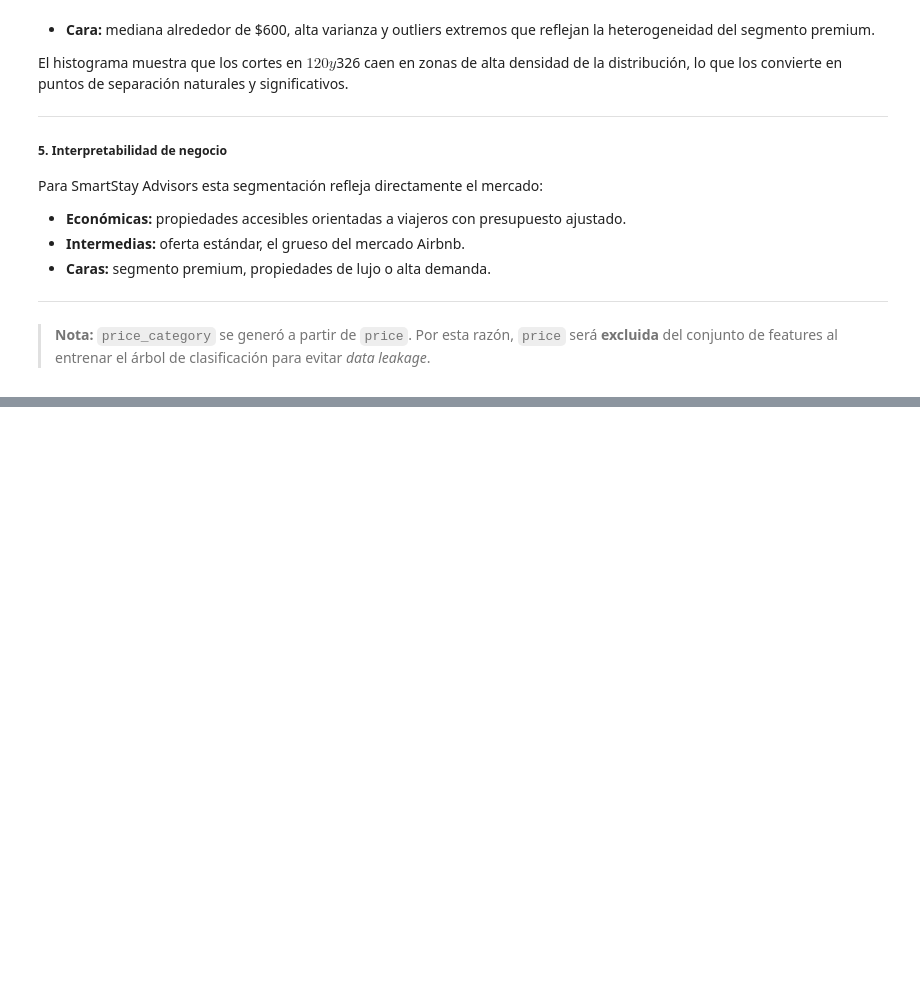
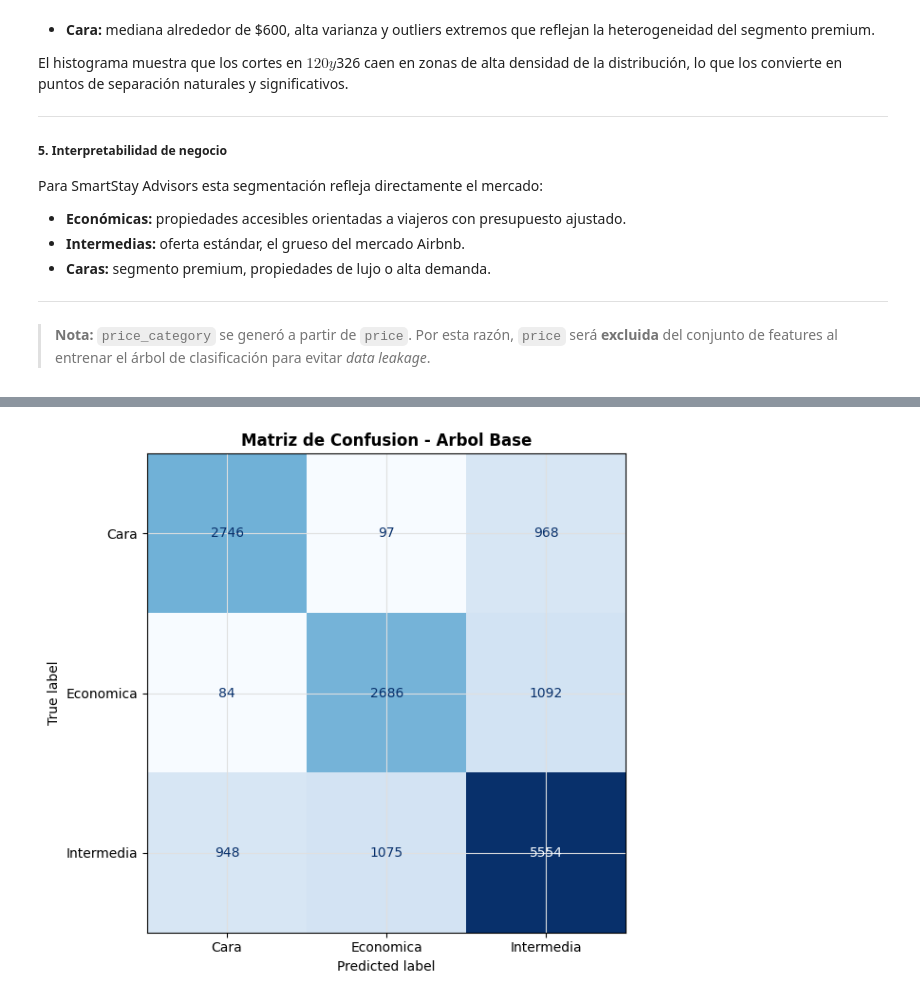
Before and after one commit to fabianpradod/lab4-mineria, a Jupyter notebook: mod/smartStay_decision_tree.ipynb, the cells around one changed output, grey strips where cells are left out. Drawn from its saved outputs; the diff is of its cells as text; code cells hidden in the pictures; blank space fills up the shorter version.

```diff
--- a/mod/smartStay_decision_tree.ipynb
+++ b/mod/smartStay_decision_tree.ipynb
@@ -985,0 +1143,11 @@ Para SmartStay Advisors esta segmentación refleja directamente el mercado:
+# %%
+fig, ax = plt.subplots(figsize=(7, 6))
+ConfusionMatrixDisplay(
+    confusion_matrix=clf_base['metrics']['conf_matrix'],
+    display_labels=["Cara", "Economica", "Intermedia"]
+).plot(ax=ax, colorbar=False, cmap='Blues')
+ax.set_title("Matriz de Confusion - Arbol Base", fontweight="bold")
+plt.tight_layout()
+plt.show()
+# %% [output]
+[figure, added]
```
Also changed, not shown: parts of 12 cells of this notebook.
